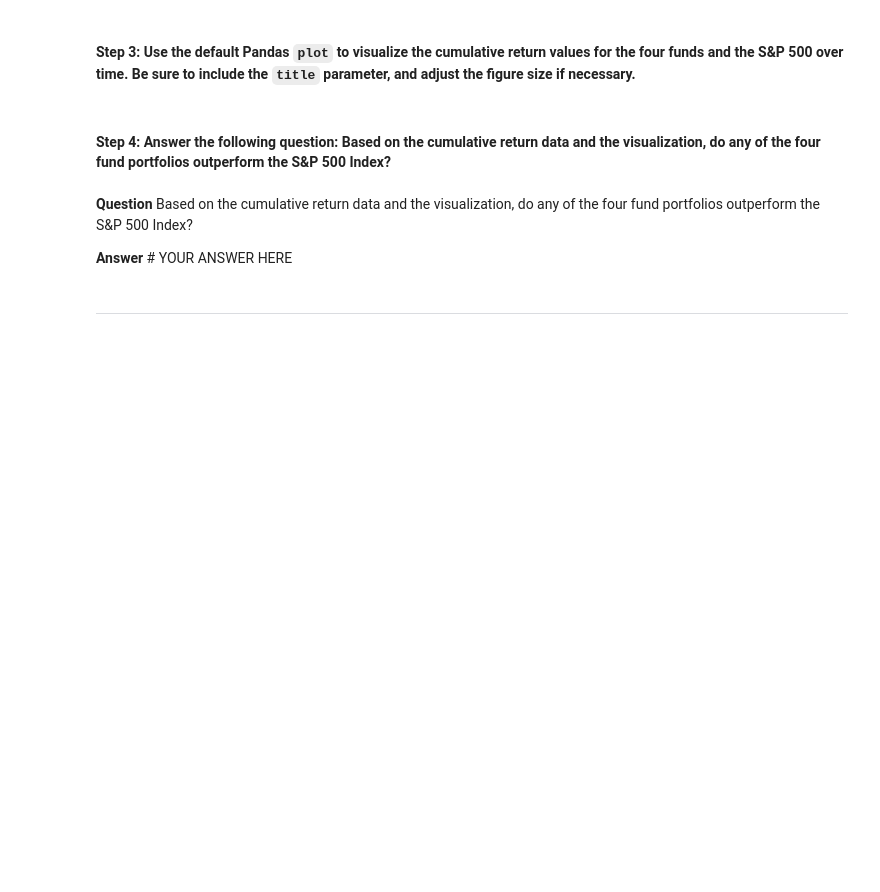
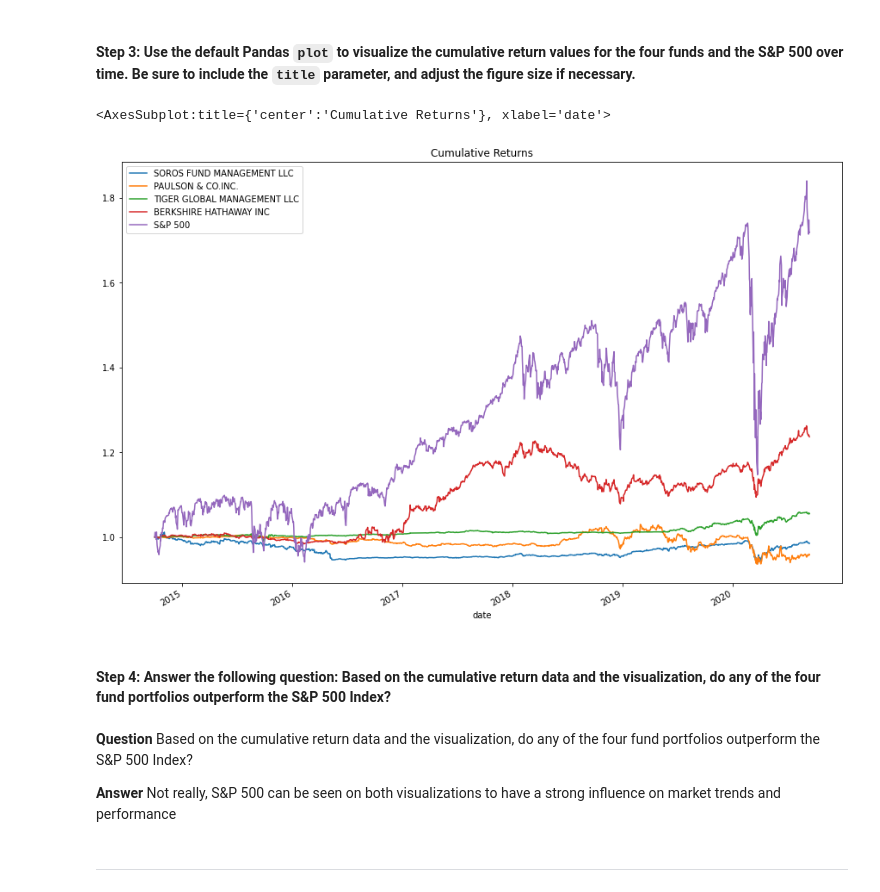
Before and after one commit to simonab57/Quantitative-Analysis, a Jupyter notebook: Quantitative Analysis/risk_return_analysis.ipynb, the cells around one changed output. Saved outputs shown, nothing was run; the diff lists cells and outputs as text; code cells hidden in the pictures; blank space fills up the shorter version.

```diff
--- a/Quantitative Analysis/risk_return_analysis.ipynb
+++ b/Quantitative Analysis/risk_return_analysis.ipynb
@@ -152,4 +155,5 @@ Analyze the data to determine if any of the portfolios outperform the broader st
 # %%
 # Calculate and plot the cumulative returns of the 4 fund portfolios and the S&P 500
 # Review the last 5 rows of the cumulative returns DataFrame
-# YOUR CODE HERE
+cumulative_returns = (1 + daily_returns).cumprod()
+cumulative_returns.tail()
@@ -158,13 +170,16 @@ Analyze the data to determine if any of the portfolios outperform the broader st
 # %%
 # Visualize the cumulative returns using the Pandas plot function
 # Include a title parameter and adjust the figure size
-# YOUR CODE HERE
+cumulative_returns.plot(figsize = (15,10), title = "Cumulative Returns")
+# %% [output]
+<AxesSubplot:title={'center':'Cumulative Returns'}, xlabel='date'>
+[figure, added]
 # %% [markdown]
 #### Step 4: Answer the following question: Based on the cumulative return data and the visualization, do any of the four fund portfolios outperform the S&P 500 Index?
 # %% [markdown]
 **Question** Based on the cumulative return data and the visualization, do any of the four fund portfolios outperform the S&P 500 Index?
 
-**Answer** # YOUR ANSWER HERE
+**Answer** Not really, S&P 500 can be seen on both visualizations to have a strong influence on market trends and performance
 # %% [markdown]
 ---
 # %% [markdown]
```
Also changed, not shown: parts of 2 cells of this notebook.
